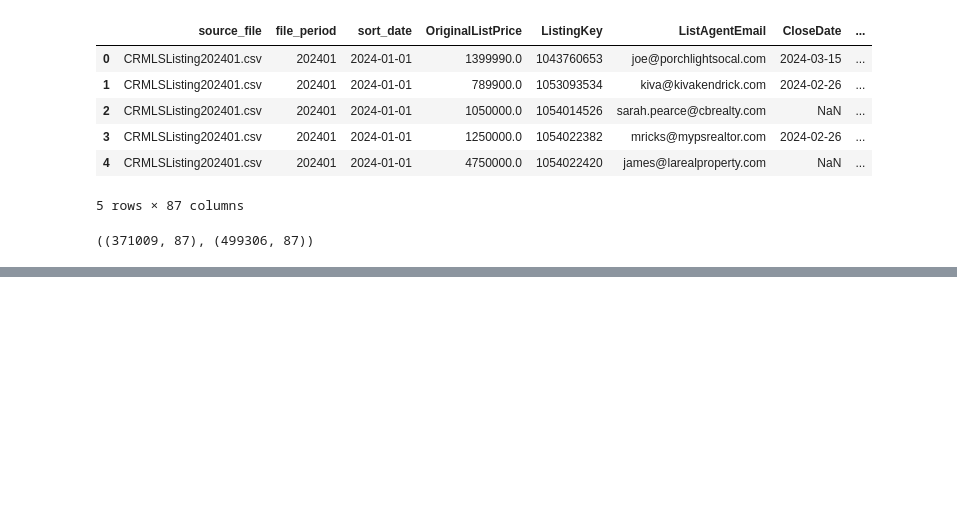
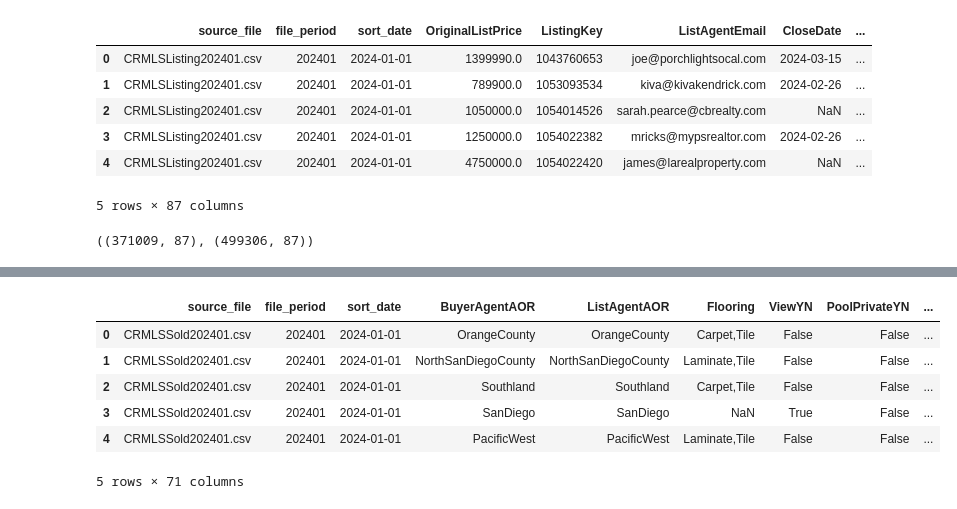
Before and after one commit to ytan48/IDXExchange-Project, a Jupyter notebook: Analysis.ipynb, the cells around one changed output, grey strips where cells are left out. Cells and saved outputs as stored; diff of their text form; code cells hidden in the pictures; blank space fills up the shorter version.

```diff
--- a/Analysis.ipynb
+++ b/Analysis.ipynb
@@ -46,0 +109,37 @@ data_sold 第 86 列的名字是: lonfilled
+# %%
+drop_listing = [
+    "BusinessType",
+    "CoveredSpaces",
+    "MiddleOrJuniorSchoolDistrict",
+    "TaxYear",
+    "TaxAnnualAmount",
+    "AboveGradeFinishedArea",
+    "FireplacesTotal",
+    "ElementarySchoolDistrict",
+    "BelowGradeFinishedArea",
+    "CoBuyerAgentFirstName",
+    "BuilderName",
+    "LotSizeDimensions"
+]
+
+drop_sold = [
+    "BusinessType",
+    "CoveredSpaces",
+    "MiddleOrJuniorSchoolDistrict",
+    "TaxYear",
+    "FireplacesTotal",
+    "TaxAnnualAmount",
+    "AboveGradeFinishedArea",
+    "ElementarySchoolDistrict",
+    "WaterfrontYN",
+    "BelowGradeFinishedArea",
+    "BasementYN",
+    "OriginatingSystemName",
+    "OriginatingSystemSubName",
+    "LotSizeDimensions",
+    "BuilderName",
+    "CoBuyerAgentFirstName"
+]
+
+data_listing_clean = data_listing.drop(columns=drop_listing, errors="ignore")
+data_sold_clean = data_sold.drop(columns=drop_sold, errors="ignore")
@@ -46,0 +156,10 @@ data_sold 第 86 列的名字是: lonfilled
+# %%
+data_sold_clean.head()
+# %% [output]
+|  | source_file | file_period | sort_date | BuyerAgentAOR | ListAgentAOR | Flooring | ViewYN | PoolPrivateYN | ... |
+| 0 | CRMLSSold202401.csv | 202401 | 2024-01-01 | OrangeCounty | OrangeCounty | Carpet,Tile | False | False | ... |
+| 1 | CRMLSSold202401.csv | 202401 | 2024-01-01 | NorthSanDiegoCounty | NorthSanDiegoCounty | Laminate,Tile | False | False | ... |
+| 2 | CRMLSSold202401.csv | 202401 | 2024-01-01 | Southland | Southland | Carpet,Tile | False | False | ... |
+| 3 | CRMLSSold202401.csv | 202401 | 2024-01-01 | SanDiego | SanDiego | NaN | True | False | ... |
+| 4 | CRMLSSold202401.csv | 202401 | 2024-01-01 | PacificWest | PacificWest | Laminate,Tile | False | False | ... |
+5 rows × 71 columns
```
Also changed, not shown: parts of 4 cells of this notebook.
